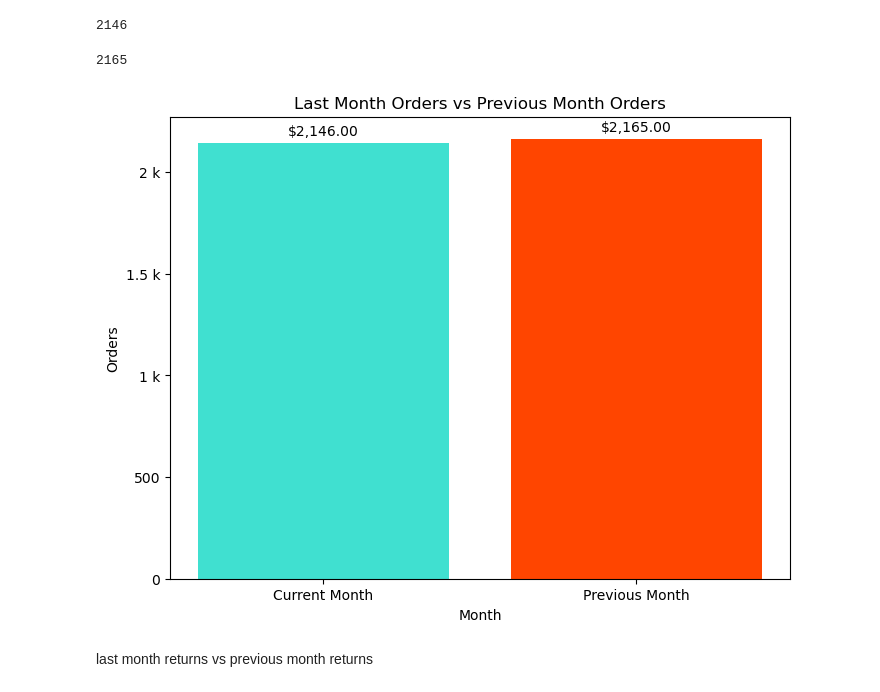
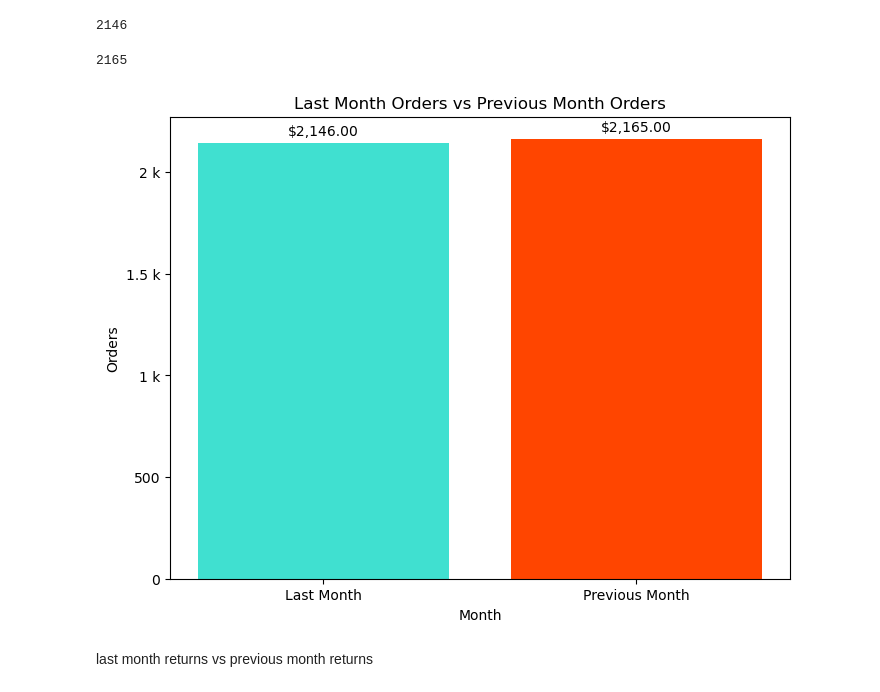
Before and after one commit to Anandhuvimalan/AdventureWorks-Analytics-with-Python-PostgreSQL-and-Power-BI, a Jupyter notebook: python/AdventureWorks.ipynb, the cells around one changed output. Drawn from its saved outputs; the diff is of its cells as text; code cells hidden in the pictures.

```diff
--- a/python/AdventureWorks.ipynb
+++ b/python/AdventureWorks.ipynb
@@ -305,31 +477,49 @@ plt.show()
 # %% [markdown]
 last month orders vs previous month orders
 # %%
-current_month_orders=sales_product_calender_table[sales_product_calender_table['StartofMonth']==max(sales_product_calender_table['StartofMonth'])].groupby(['StartofMonth'])['OrderNumber'].nunique().reset_index()
-current_month_orders['OrderNumber'].iloc[0]
+# Calculate the number of unique orders for the last month
+last_month_orders = (
+    sales_product_calender_table[sales_product_calender_table['StartofMonth'] == max(sales_product_calender_table['StartofMonth'])]
+    .groupby(['StartofMonth'])['OrderNumber']
+    .nunique()
+    .reset_index()
+)
+
+# Output the number of unique orders for the current month
+current_month_orders_count = last_month_orders['OrderNumber'].iloc[0]
+current_month_orders_count
 # %% [output]
 2146
-# %%
-previous_month_orders=sales_product_calender_table[sales_product_calender_table['StartofMonth']==previous_month].groupby(['StartofMonth'])['OrderNumber'].nunique().reset_index()
-previous_month_orders['OrderNumber'].iloc[0]
-# %% [output]
-2165
+# %%
+# Calculate the number of unique orders for the previous month
+previous_month_orders = (
+    sales_product_calender_table[sales_product_calender_table['StartofMonth'] == previous_month]
+    .groupby(['StartofMonth'])['OrderNumber']
+    .nunique()  # Count unique orders for the previous month
+    .reset_index()  # Reset index to convert GroupBy object to DataFrame
+)
+
+# Output the number of unique orders for the previous month
+previous_month_orders_count = previous_month_orders['OrderNumber'].iloc[0]
+previous_month_orders_count
+# %% [output]
+2165
 # %%
-current_orders = current_month_orders['OrderNumber'].iloc[0]
+last_orders = last_month_orders['OrderNumber'].iloc[0]
 previous_orders = previous_month_orders['OrderNumber'].iloc[0]
 plt.figure(figsize=(8, 6))
-bars = plt.bar(['Current Month', 'Previous Month'],
-               [current_orders, previous_orders],
+bars = plt.bar(['Last Month', 'Previous Month'],
+               [last_orders, previous_orders],
                color=['#40E0D0', '#FF4500'])
 
-plt.bar_label(bars, labels=[f'${current_orders:,.2f}', f'${previous_orders:,.2f}'], padding=3)
+plt.bar_label(bars, labels=[f'${last_orders:,.2f}', f'${previous_orders:,.2f}'], padding=3)
 plt.gca().yaxis.set_major_formatter(EngFormatter())
 plt.title('Last Month Orders vs Previous Month Orders')
 plt.ylabel('Orders')
 plt.xlabel('Month')
 plt.show()
 # %% [output]
-[figure, old version]
+[figure, new version]
 # %% [markdown]
 last month returns vs previous month returns
 # %%
```
Also changed, not shown: parts of 63 cells of this notebook.
